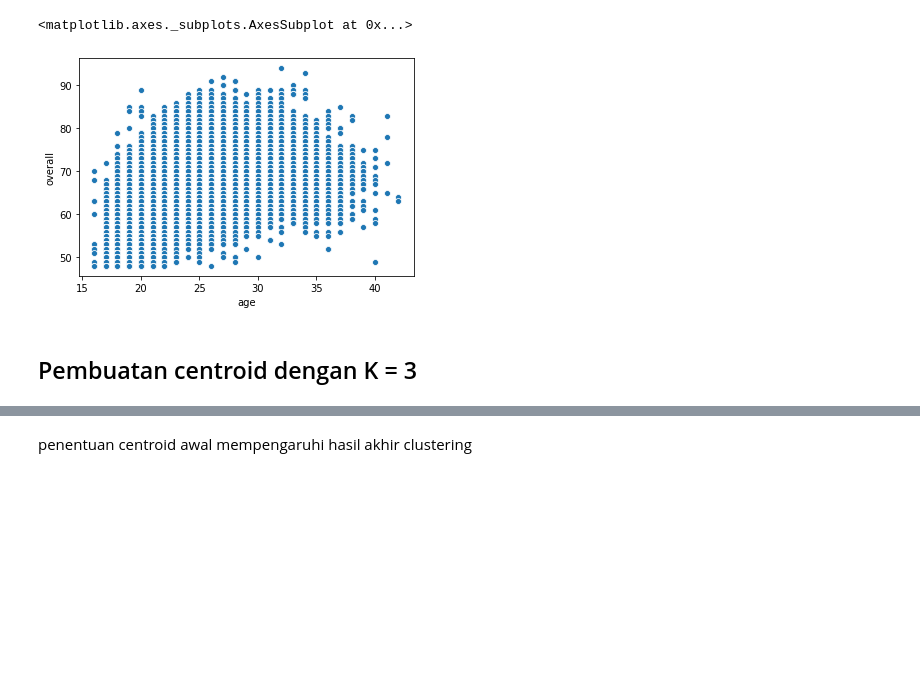
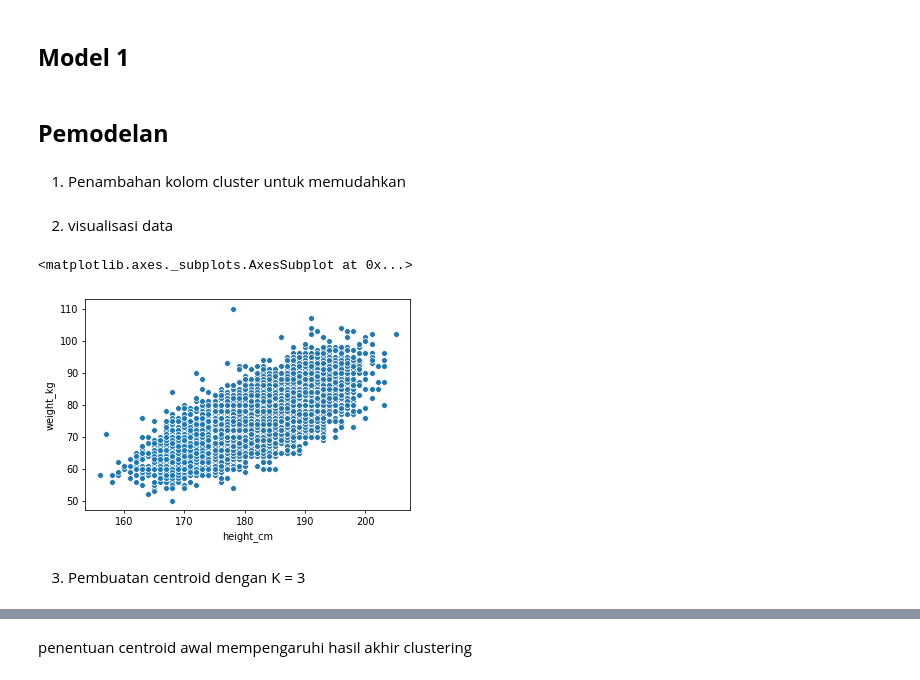
Before and after one commit to daffamaul30/K-Means, a Jupyter notebook: Clustering.ipynb, the cells around one changed output, grey strips where cells are left out. Saved outputs shown, nothing was run; the diff lists cells and outputs as text; code cells hidden in the pictures; blank space fills up the shorter version.

```diff
--- a/Clustering.ipynb
+++ b/Clustering.ipynb
@@ -17,3 +27,0 @@ dataset = pd.read_csv(path)
-# %%
-
-dataset = dataset[['age','overall']]
@@ -20,3 +30,5 @@ dataset = dataset[['age','overall']]
+# %%
+dataset = dataset[['height_cm','weight_kg']]
 # %%
 dataset.head()
 # %% [output]
@@ -52,0 +79,11 @@ memory usage: 285.7 KB
+# %%
+mpl.rcParams['figure.dpi'] = 70
+plt.figure(figsize=(60, 60))
+f, axes = plt.subplots(1, 2)
+sns.boxplot(y=dataset["weight_kg"], ax=axes[0])
+sns.boxplot(y=dataset["height_cm"], ax=axes[1])
+plt.subplots_adjust(wspace=1)
+
+# dataset.plot(kind='box', subplots=True, layout=(1,9), sharex=False, sharey=False)
+# # plt.xticks(rotation=90)
+# plt.show()
@@ -53,10 +95,27 @@ memory usage: 285.7 KB
+# %% [markdown]
+## **Model 1**
+# %% [markdown]
+## **Pemodelan**
+# %% [markdown]
+1. Penambahan kolom cluster untuk memudahkan
+# %%
+dataset = pd.DataFrame(dataset, columns=['height_cm', 'weight_kg', 'cluster'])
+data = dataset.copy()
+#membuat kolom cluster yang diisi dengan -1
+temp = []
+for i in range(len(dataset['height_cm'])):
+    temp.append(-1)
+
+dataset['cluster'] = temp
+# %% [markdown]
+2. visualisasi data
 # %%
-sns.scatterplot(x='age', y='overall', data=dataset)
+sns.scatterplot(x='height_cm', y='weight_kg', data=dataset)
 # %% [output]
 <matplotlib.axes._subplots.AxesSubplot at 0x...>
-[figure, old version]
+[figure, new version]
 # %% [markdown]
-## Pembuatan centroid dengan K = 3
+3. Pembuatan centroid dengan K = 3
 # %%
 centro = [
     [0, 0, '0'],
```
Also changed, not shown: parts of 62 cells of this notebook, 1 other file.
